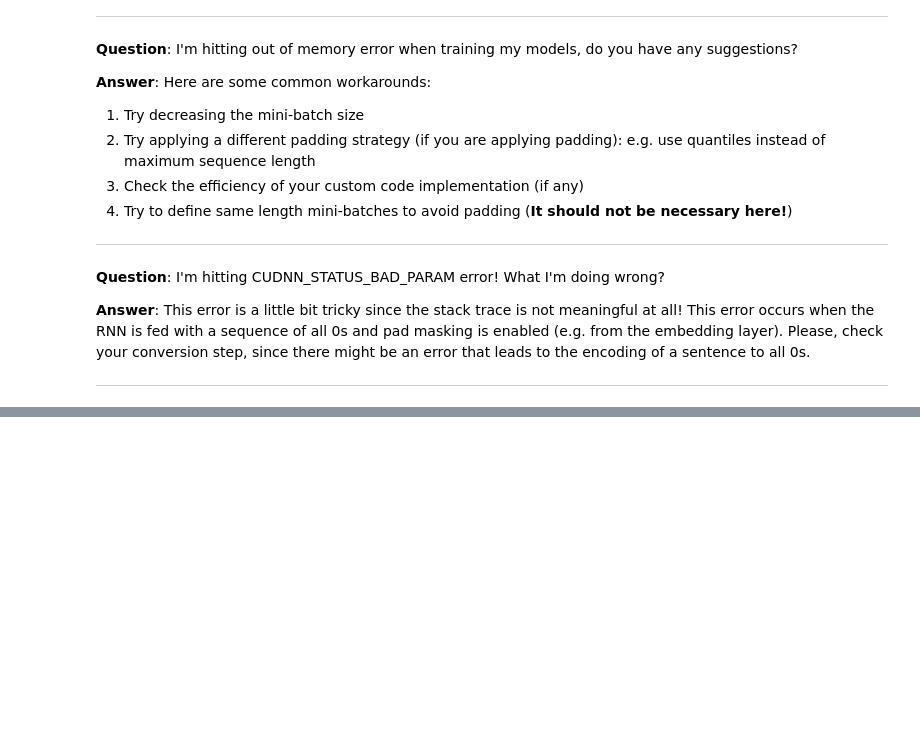
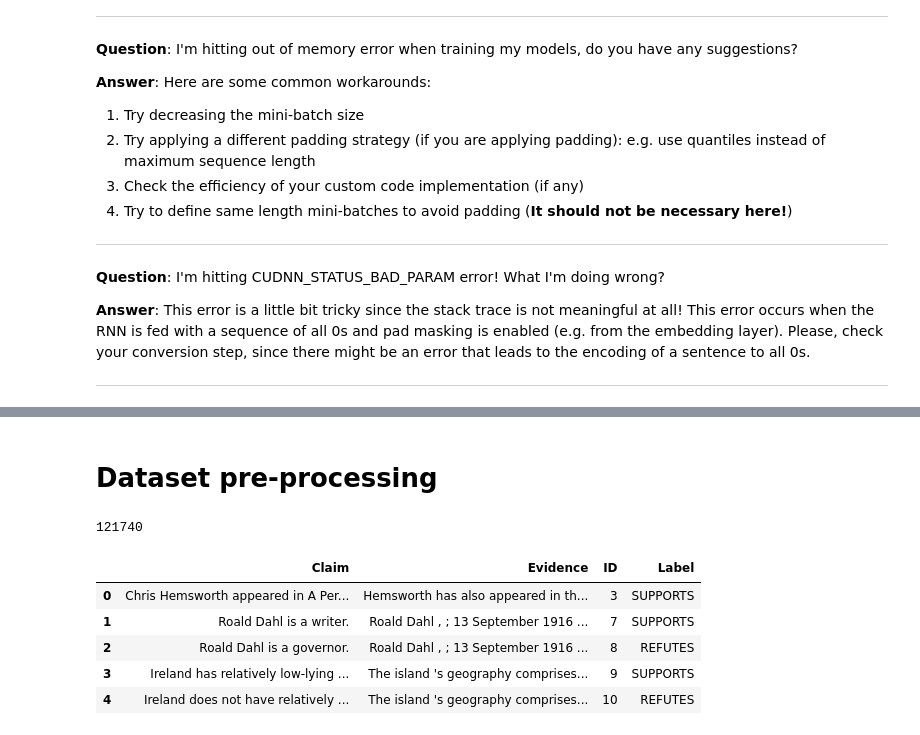
Before and after one commit to younik/fact-checking, a Jupyter notebook: fact-checking/Assignment_2.ipynb, the cells around one changed output, grey strips where cells are left out. Cells and saved outputs as stored; diff of their text form; code cells hidden in the pictures; blank space fills up the shorter version.

```diff
--- a/fact-checking/Assignment_2.ipynb
+++ b/fact-checking/Assignment_2.ipynb
@@ -536,0 +457,6 @@ Professor:
+# %% [markdown]
+# Dataset pre-processing
+# %%
+train_set = pd.read_csv('dataset/train_pairs.csv', index_col=0)
+val_set = pd.read_csv('dataset/val_pairs.csv', index_col=0)
+test_set = pd.read_csv('dataset/test_pairs.csv', index_col=0)
@@ -536,0 +475,11 @@ Professor:
+# %%
+print(len(train_set))
+train_set.head()
+# %% [output]
+121740
+|  | Claim | Evidence | ID | Label |
+| 0 | Chris Hemsworth appeared in A Per... | Hemsworth has also appeared in th... | 3 | SUPPORTS |
+| 1 | Roald Dahl is a writer. | Roald Dahl , ; 13 September 1916 ... | 7 | SUPPORTS |
+| 2 | Roald Dahl is a governor. | Roald Dahl , ; 13 September 1916 ... | 8 | REFUTES |
+| 3 | Ireland has relatively low-lying ... | The island 's geography comprises... | 9 | SUPPORTS |
+| 4 | Ireland does not have relatively ... | The island 's geography comprises... | 10 | REFUTES |
```
Also changed, not shown: parts of 38 cells of this notebook.
